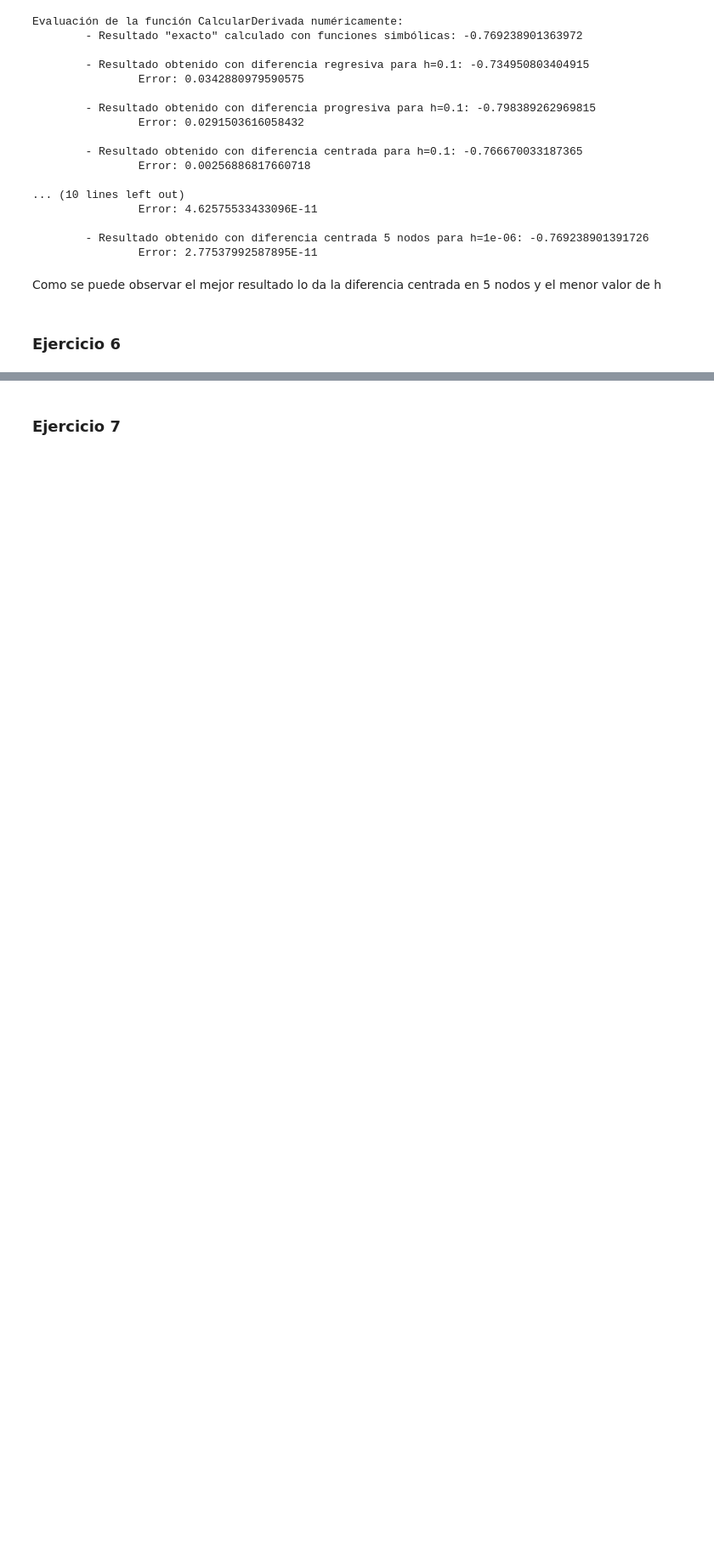
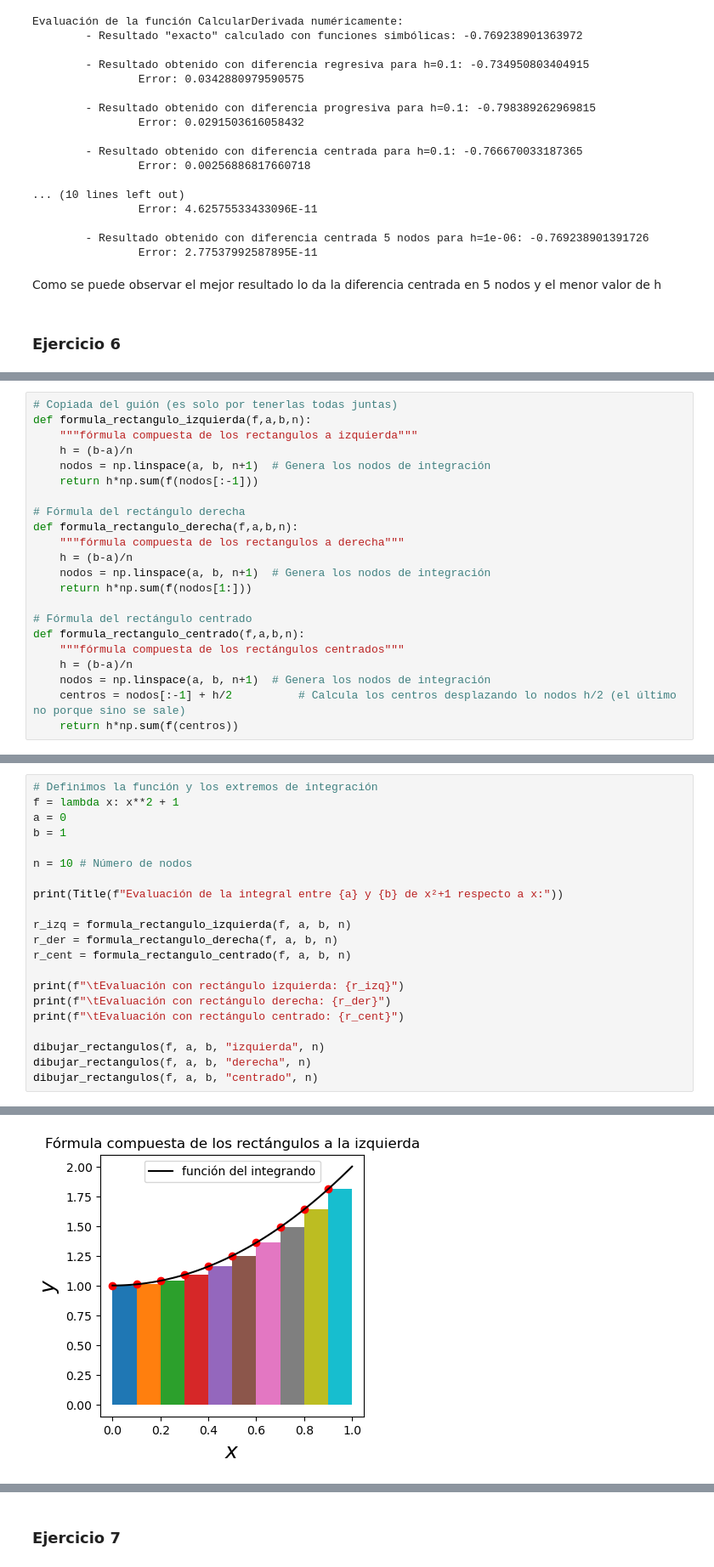
Before and after one commit to jesusmuve18/Apuntes, a Jupyter notebook: documents/Tercero/Segundo Cuatrimestre/Métodos_Numéricos_II/Prácticas/Practica_2/p2.ipynb, the cells around one changed output, grey strips where cells are left out. Shown at 85% size. Drawn from its saved outputs; the diff is of its cells as text; blank space fills up the shorter version.

```diff
--- a/documents/Tercero/Segundo Cuatrimestre/Métodos_Numéricos_II/Prácticas/Practica_2/p2.ipynb
+++ b/documents/Tercero/Segundo Cuatrimestre/Métodos_Numéricos_II/Prácticas/Practica_2/p2.ipynb
@@ -395,0 +398,22 @@ Como se puede observar el mejor resultado lo da la diferencia centrada en 5 nodo
+# %%
+# Copiada del guión (es solo por tenerlas todas juntas)
+def formula_rectangulo_izquierda(f,a,b,n):
+	"""fórmula compuesta de los rectangulos a izquierda"""
+	h = (b-a)/n
+	nodos = np.linspace(a, b, n+1)  # Genera los nodos de integración
+	return h*np.sum(f(nodos[:-1]))
+
+# Fórmula del rectángulo derecha
+def formula_rectangulo_derecha(f,a,b,n):
+	"""fórmula compuesta de los rectangulos a derecha"""
+	h = (b-a)/n
+	nodos = np.linspace(a, b, n+1)  # Genera los nodos de integración
+	return h*np.sum(f(nodos[1:]))
+
+# Fórmula del rectángulo centrado
+def formula_rectangulo_centrado(f,a,b,n):
+	"""fórmula compuesta de los rectángulos centrados"""
+	h = (b-a)/n
+	nodos = np.linspace(a, b, n+1)  # Genera los nodos de integración
+	centros = nodos[:-1] + h/2 			# Calcula los centros desplazando lo nodos h/2 (el último no porque sino se sale)
+	return h*np.sum(f(centros))
@@ -395,0 +482,22 @@ Como se puede observar el mejor resultado lo da la diferencia centrada en 5 nodo
+# %%
+# Definimos la función y los extremos de integración
+f = lambda x: x**2 + 1
+a = 0
+b = 1
+
+n = 10 # Número de nodos
+
+print(Title(f"Evaluación de la integral entre {a} y {b} de x²+1 respecto a x:"))
+
+r_izq = formula_rectangulo_izquierda(f, a, b, n)
+r_der = formula_rectangulo_derecha(f, a, b, n)
+r_cent = formula_rectangulo_centrado(f, a, b, n)
+
+print(f"\tEvaluación con rectángulo izquierda: {r_izq}")
+print(f"\tEvaluación con rectángulo derecha: {r_der}")
+print(f"\tEvaluación con rectángulo centrado: {r_cent}")
+
+dibujar_rectangulos(f, a, b, "izquierda", n)
+dibujar_rectangulos(f, a, b, "derecha", n)
+dibujar_rectangulos(f, a, b, "centrado", n)
+# %% [output]
@@ -395,0 +508 @@ Como se puede observar el mejor resultado lo da la diferencia centrada en 5 nodo
+[figure, added]
```
Also changed, not shown: parts of 5 cells of this notebook, 5 other files.
